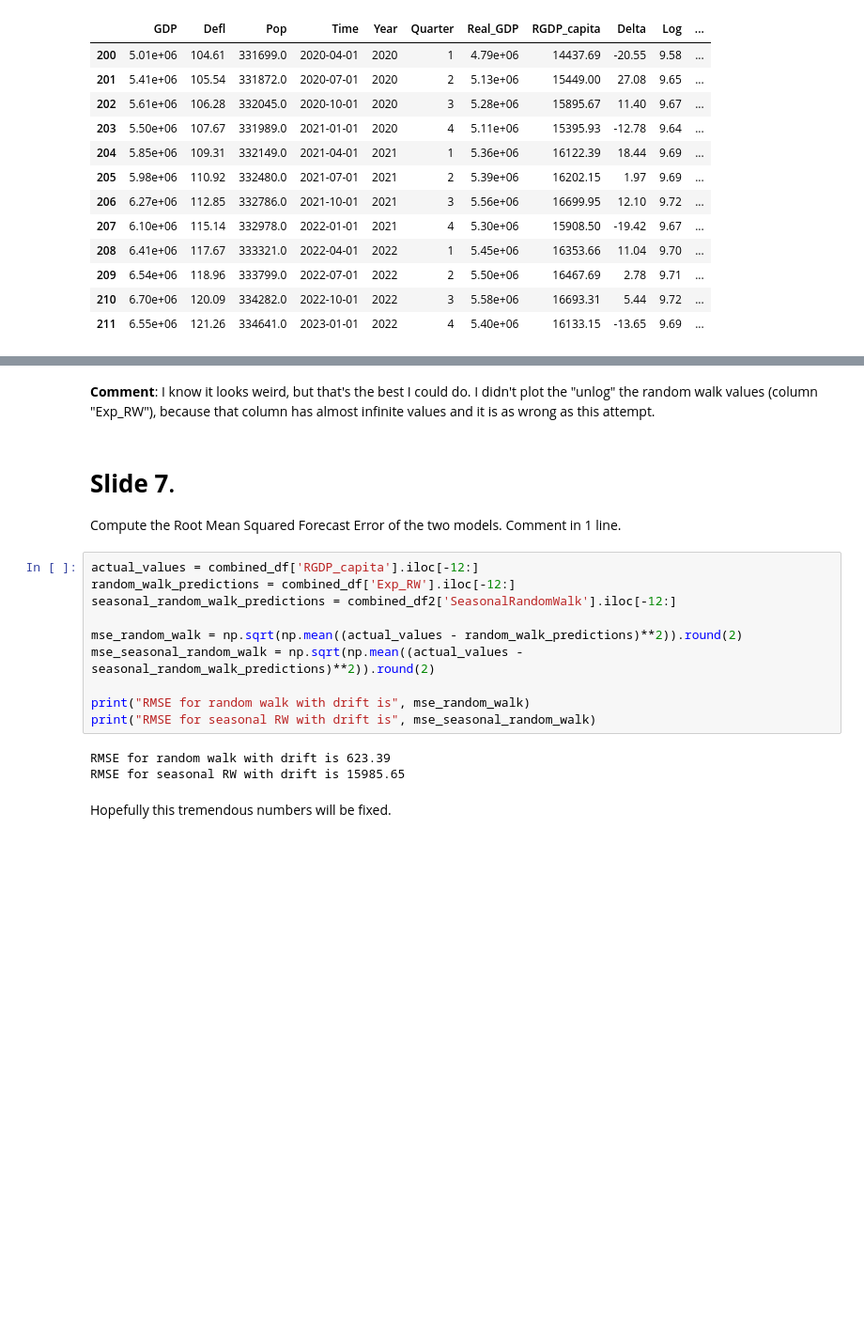
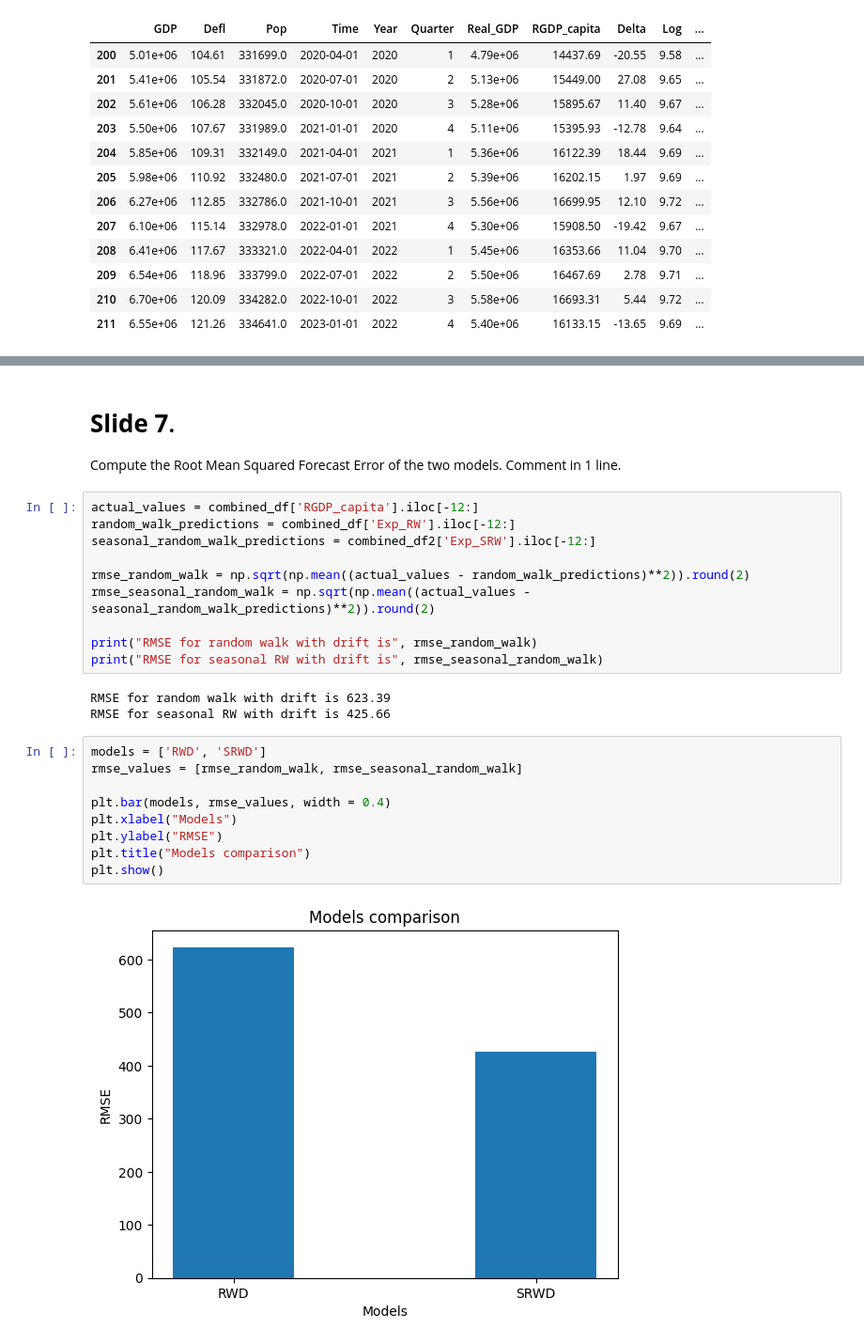
Before and after one commit to giordanovitale/Time-Series-Assignments, a Jupyter notebook: Assignment 2/Assignment2.ipynb, the cells around one changed output, grey strips where cells are left out. Shown at 94% size. Cells and saved outputs as stored; diff of their text form; blank space fills up the shorter version.

```diff
--- a/Assignment 2/Assignment2.ipynb
+++ b/Assignment 2/Assignment2.ipynb
@@ -569,21 +578,27 @@ plt.show()
-# %% [markdown]
-**Comment**:
-I know it looks weird, but that's the best I could do. I didn't plot the "unlog" the random walk values (column "Exp_RW"), because that column has almost infinite values and it is as wrong as this attempt.
 # %% [markdown]
 # **Slide 7**.
 Compute the Root Mean Squared Forecast Error of the two models. Comment in 1 line.
 # %%
 actual_values = combined_df['RGDP_capita'].iloc[-12:]
 random_walk_predictions = combined_df['Exp_RW'].iloc[-12:]
-seasonal_random_walk_predictions = combined_df2['SeasonalRandomWalk'].iloc[-12:]
+seasonal_random_walk_predictions = combined_df2['Exp_SRW'].iloc[-12:]
 
-mse_random_walk = np.sqrt(np.mean((actual_values - random_walk_predictions)**2)).round(2)
-mse_seasonal_random_walk = np.sqrt(np.mean((actual_values - seasonal_random_walk_predictions)**2)).round(2)
+rmse_random_walk = np.sqrt(np.mean((actual_values - random_walk_predictions)**2)).round(2)
+rmse_seasonal_random_walk = np.sqrt(np.mean((actual_values - seasonal_random_walk_predictions)**2)).round(2)
 
-print("RMSE for random walk with drift is", mse_random_walk)
-print("RMSE for seasonal RW with drift is", mse_seasonal_random_walk)
+print("RMSE for random walk with drift is", rmse_random_walk)
+print("RMSE for seasonal RW with drift is", rmse_seasonal_random_walk)
 # %% [output]
 RMSE for random walk with drift is 623.39
-RMSE for seasonal RW with drift is 15985.65
+RMSE for seasonal RW with drift is 425.66
-# %% [markdown]
-Hopefully this tremendous numbers will be fixed.
+# %%
+models = ['RWD', 'SRWD']
+rmse_values = [rmse_random_walk, rmse_seasonal_random_walk]
+
+plt.bar(models, rmse_values, width = 0.4)
+plt.xlabel("Models")
+plt.ylabel("RMSE")
+plt.title("Models comparison")
+plt.show()
+# %% [output]
+[figure, added]
```
Also changed, not shown: parts of 7 cells of this notebook, 1 other file.
